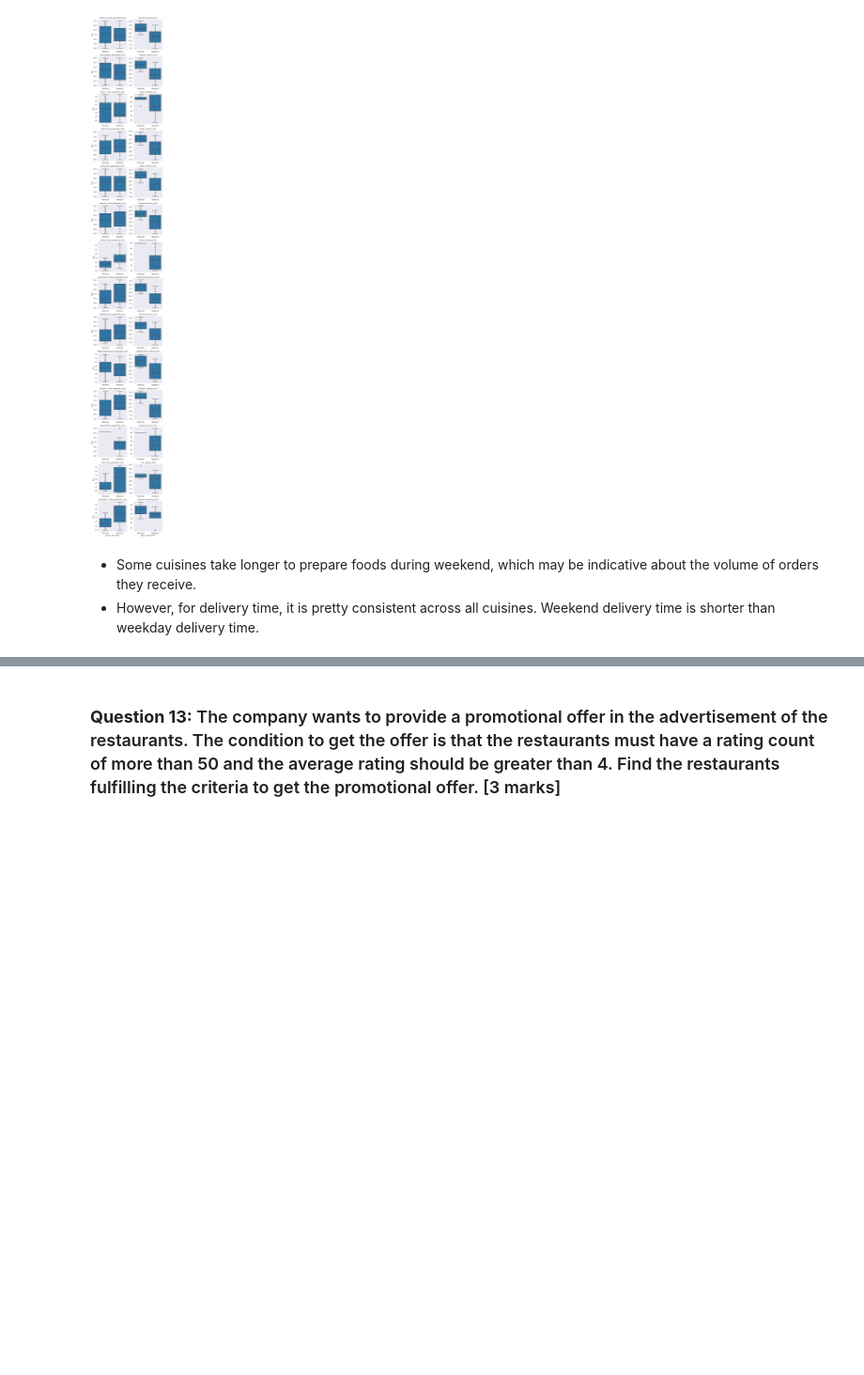
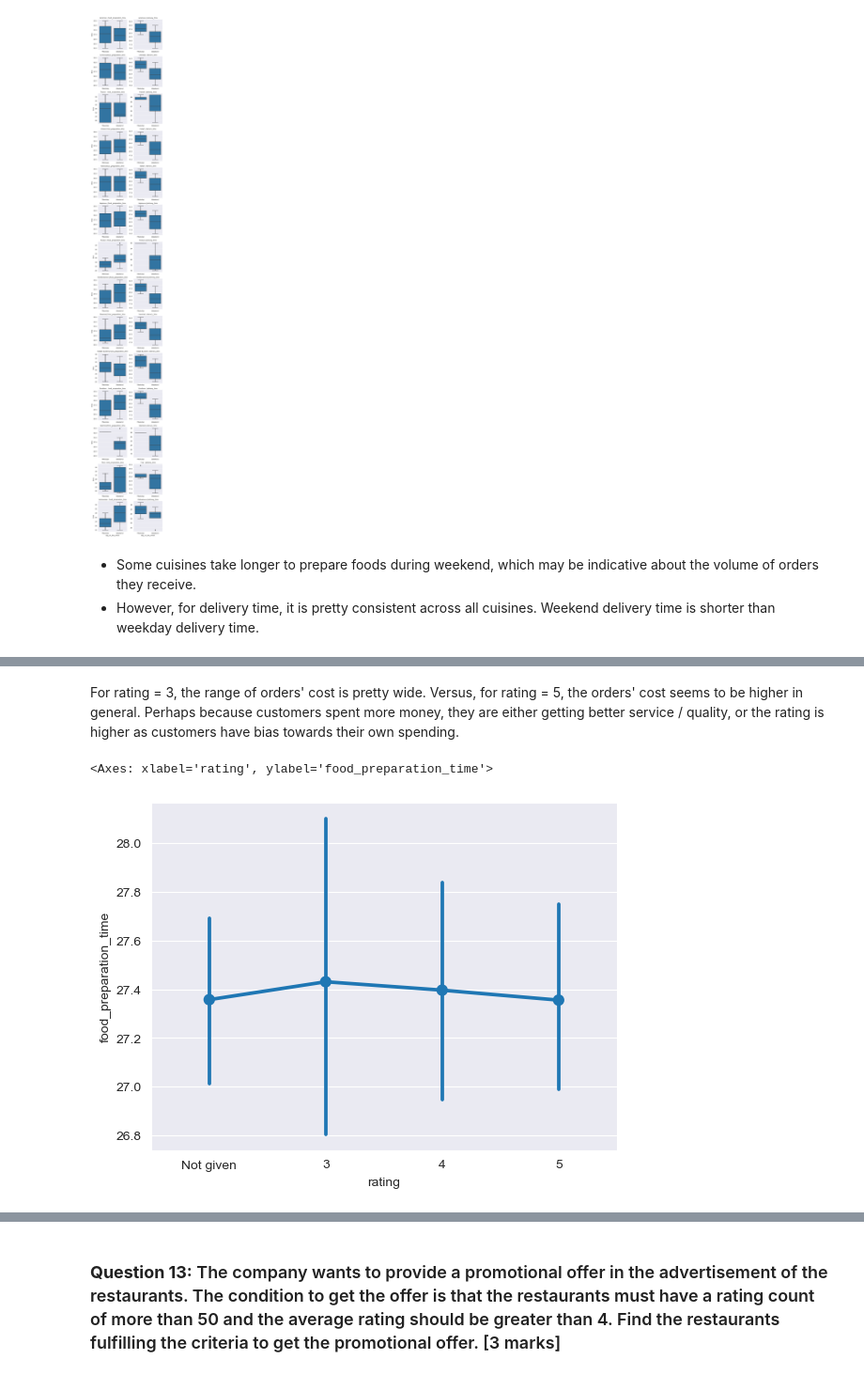
Before and after one commit to tinlong/AIML, a Jupyter notebook: Python Foundations/Project 1/PYF_Project_LearnerNotebook_FullCode.ipynb, the cells around one changed output, grey strips where cells are left out. Shown at 94% size. Saved outputs shown, nothing was run; the diff lists cells and outputs as text; code cells hidden in the pictures; blank space fills up the shorter version.

```diff
--- a/Python Foundations/Project 1/PYF_Project_LearnerNotebook_FullCode.ipynb
+++ b/Python Foundations/Project 1/PYF_Project_LearnerNotebook_FullCode.ipynb
@@ -567,0 +571,7 @@ plt.show()
+# %% [markdown]
+For rating = 3, the range of orders' cost is pretty wide. Versus, for rating = 5, the orders' cost seems to be higher in general. Perhaps because customers spent more money, they are either getting better service / quality, or the rating is higher as customers have bias towards their own spending.
+# %%
+sns.pointplot(data=df, x='rating', y='food_preparation_time', order=['Not given', '3', '4', '5'])
+# %% [output]
+<Axes: xlabel='rating', ylabel='food_preparation_time'>
+[figure, added]
```
Also changed, not shown: parts of 21 cells of this notebook.
